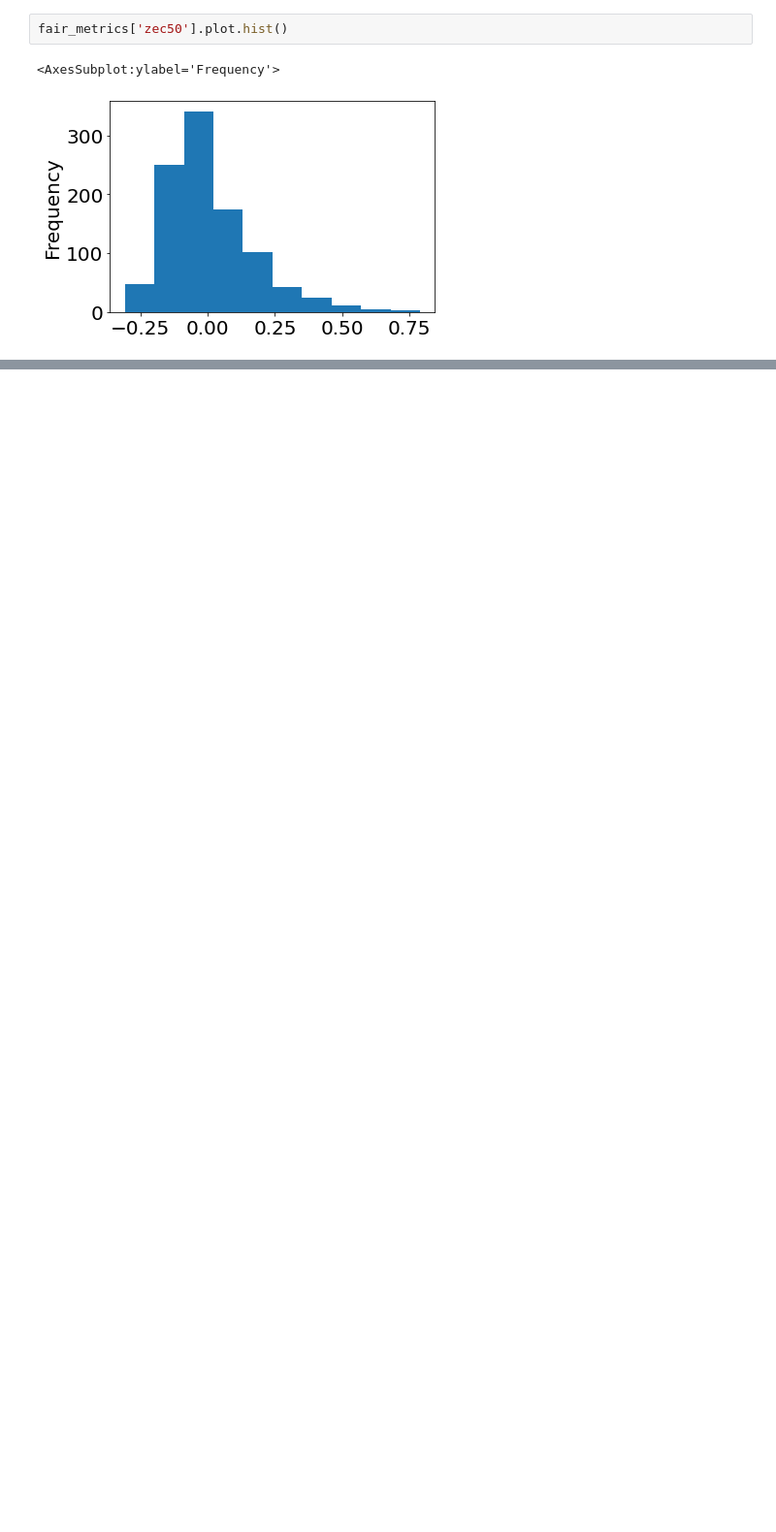
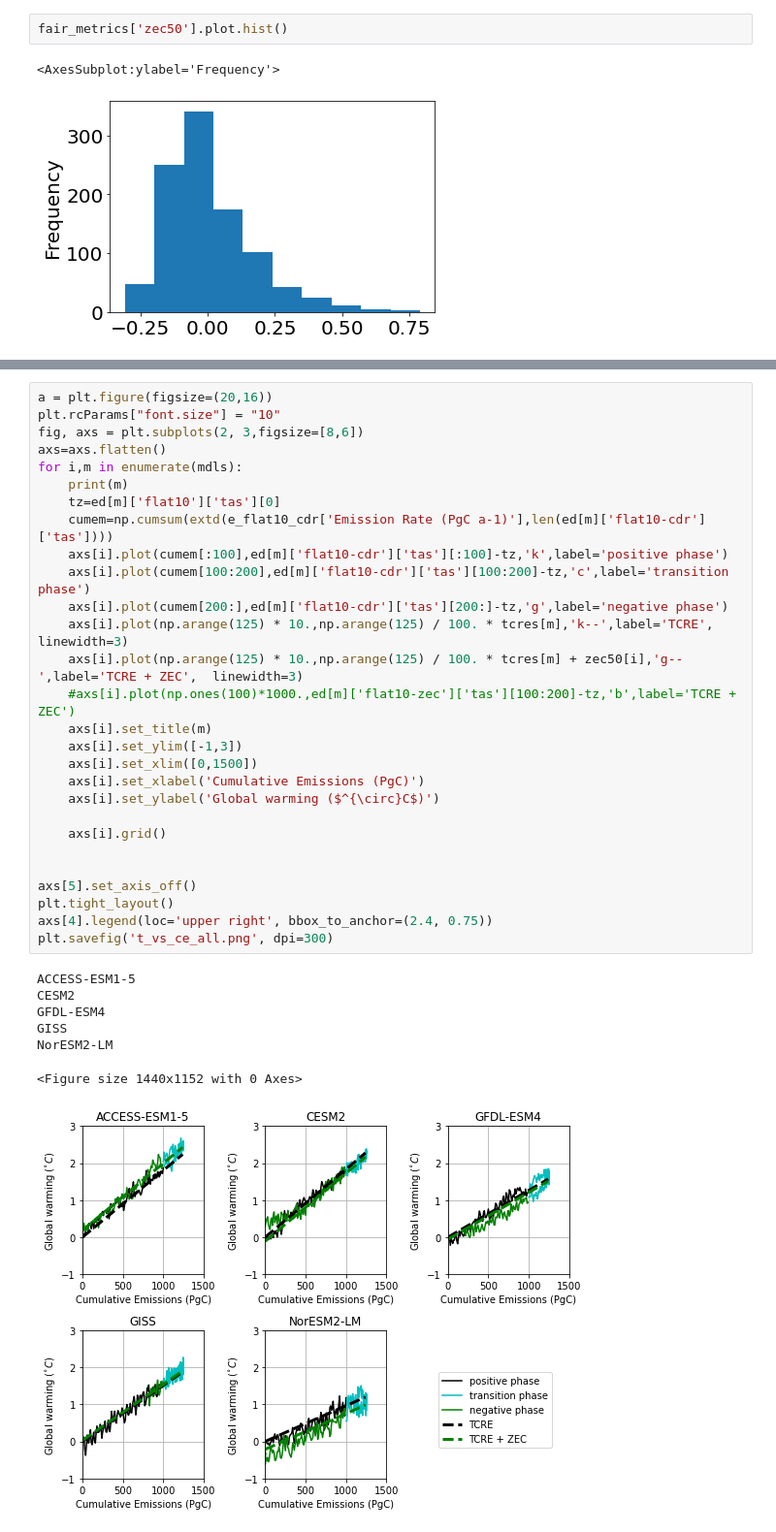
Before and after one commit to ckoven/esm-deck, a Jupyter notebook: flat10_scm_mac.ipynb, the cells around one changed output, grey strips where cells are left out. Shown at 97% size. Saved outputs shown, nothing was run; the diff lists cells and outputs as text; blank space fills up the shorter version.

```diff
--- a/flat10_scm_mac.ipynb
+++ b/flat10_scm_mac.ipynb
@@ -858,0 +890,36 @@ fair_metrics['zec50'].plot.hist()
+# %%
+a = plt.figure(figsize=(20,16))
+plt.rcParams["font.size"] = "10"
+fig, axs = plt.subplots(2, 3,figsize=[8,6])
+axs=axs.flatten()
+for i,m in enumerate(mdls):
+    print(m)
+    tz=ed[m]['flat10']['tas'][0]
+    cumem=np.cumsum(extd(e_flat10_cdr['Emission Rate (PgC a-1)'],len(ed[m]['flat10-cdr']['tas'])))
+    axs[i].plot(cumem[:100],ed[m]['flat10-cdr']['tas'][:100]-tz,'k',label='positive phase')
+    axs[i].plot(cumem[100:200],ed[m]['flat10-cdr']['tas'][100:200]-tz,'c',label='transition phase')
+    axs[i].plot(cumem[200:],ed[m]['flat10-cdr']['tas'][200:]-tz,'g',label='negative phase')
+    axs[i].plot(np.arange(125) * 10.,np.arange(125) / 100. * tcres[m],'k--',label='TCRE', linewidth=3)
+    axs[i].plot(np.arange(125) * 10.,np.arange(125) / 100. * tcres[m] + zec50[i],'g--',label='TCRE + ZEC',  linewidth=3)
+    #axs[i].plot(np.ones(100)*1000.,ed[m]['flat10-zec']['tas'][100:200]-tz,'b',label='TCRE + ZEC')
+    axs[i].set_title(m)
+    axs[i].set_ylim([-1,3])
+    axs[i].set_xlim([0,1500])
+    axs[i].set_xlabel('Cumulative Emissions (PgC)')
+    axs[i].set_ylabel('Global warming ($^{\circ}C$)')
+
+    axs[i].grid()
+
+
+axs[5].set_axis_off()
+plt.tight_layout()
+axs[4].legend(loc='upper right', bbox_to_anchor=(2.4, 0.75))
+plt.savefig('t_vs_ce_all.png', dpi=300)
+# %% [output]
+ACCESS-ESM1-5
+CESM2
+GFDL-ESM4
+GISS
+NorESM2-LM
+<Figure size 1440x1152 with 0 Axes>
+[figure, added]
```
Also changed, not shown: parts of 3 cells of this notebook, 1 other file.
